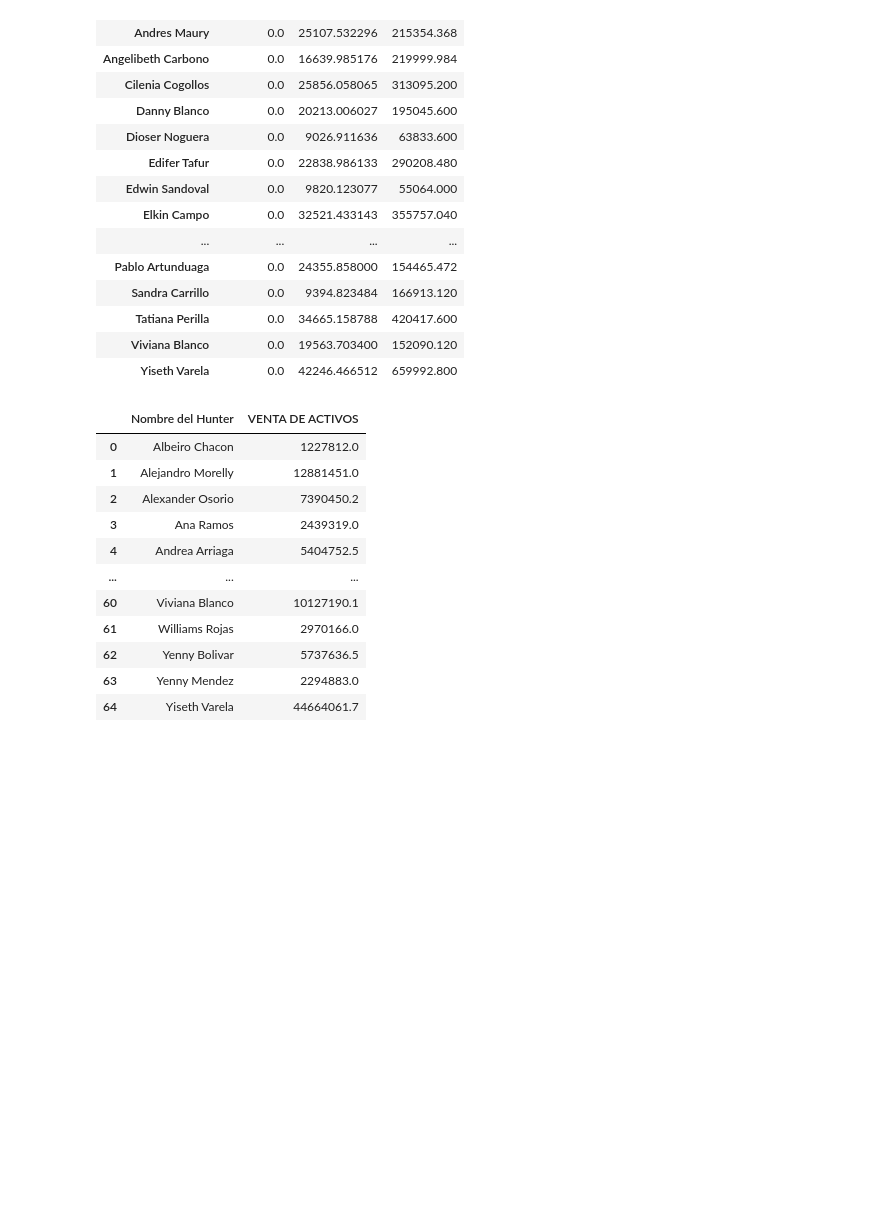
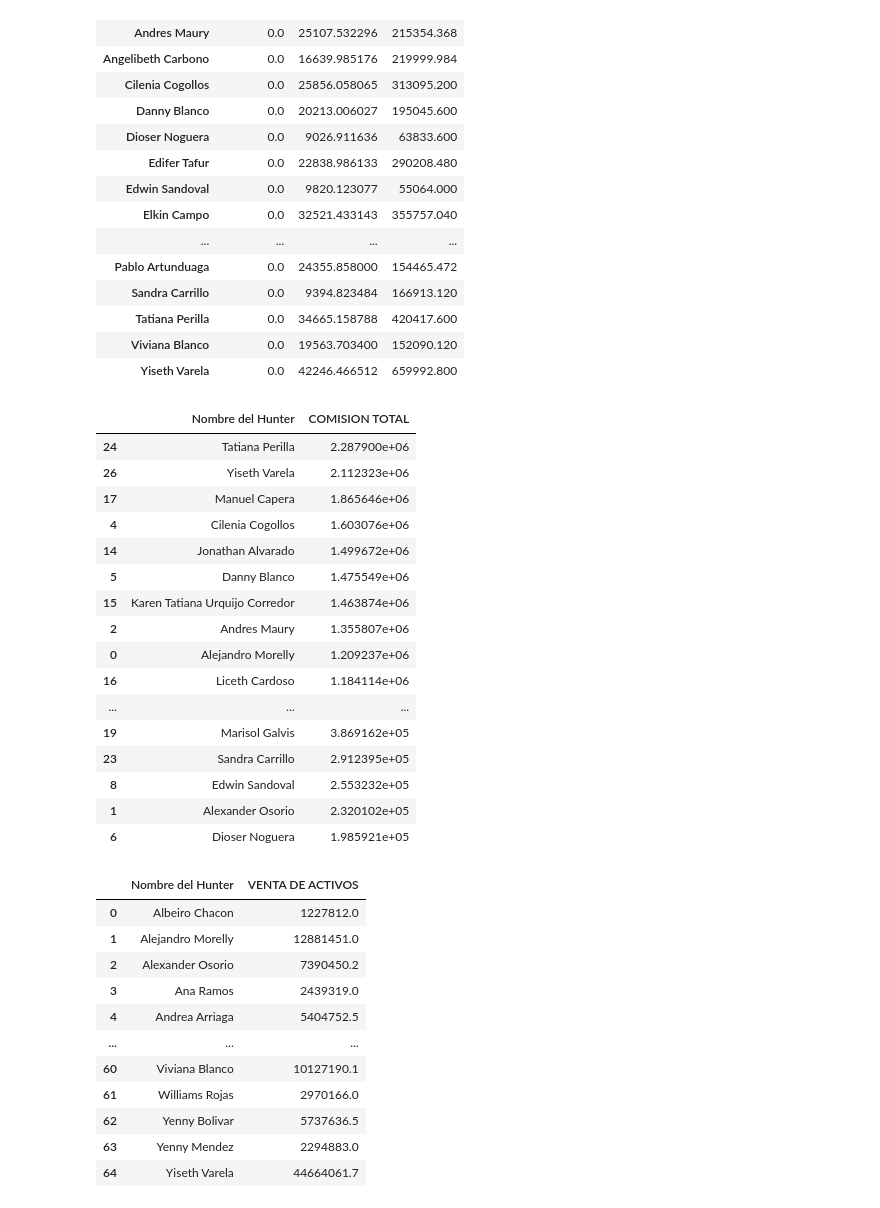
Before and after one commit to AndersonDGueC/data_science_proyects, a Jupyter notebook: frubana/prueba_fruber.ipynb, the cells around one changed output. Drawn from its saved outputs; the diff is of its cells as text; code cells hidden in the pictures; blank space fills up the shorter version.

Commit message:
correccion code operacion dataframe multiplicacion con una constante

```diff
--- a/frubana/prueba_fruber.ipynb
+++ b/frubana/prueba_fruber.ipynb
@@ -242,13 +242,3 @@ data_pre_com
 1163 rows × 12 columns
 # %% [markdown]
 generamos otra columna llamada comisión sobre el VENTAS SIN DESCUENTO,que solo sera para estos hunters
-# %%
-#data_pre_com["comision"]=data_pre_com['VENTAS SIN DESCUENTO'].apply(lambda x:x*0.08, axis=1)
-#data_pre_com.isnull().sum()
-data_comision=list(data_pre_com['VENTAS SIN DESCUENTO'])
-data_comision= [i*0.08 for i in data_pre_com['VENTAS SIN DESCUENTO']]
-data_comision= pd.DataFrame(data_comision)
-#ata_pre_com.drop('index', inplace=True, axis=1)
-#ata_pre_com.drop(['comision','COMISIONES'], inplace=True, axis=1)
-data_pre_com['COMISION']=data_comision
-data_pre_com
@@ -268,0 +245,5 @@ data_pre_com
+# %%
+data_com=data_pre_com
+data_com=data_com.reset_index()
+data_com.drop('index',inplace=True,axis=1)
+data_com
@@ -268,0 +264,4 @@ data_pre_com
+# %%
+data_com_t=data_com
+data_com_t['COMISION']=data_com_t['VENTAS SIN DESCUENTO'].apply(lambda x:x*0.08)
+data_com_t
@@ -291,6 +304,30 @@ sumary_com_hunt
 | Tatiana Perilla | 0.0 | 34665.158788 | 420417.600 |
 | Viviana Blanco | 0.0 | 19563.703400 | 152090.120 |
 | Yiseth Varela | 0.0 | 42246.466512 | 659992.800 |
+# %%
+hunter_vent_com=data_com_t.groupby('Nombre del Hunter')['COMISION'].sum()
+df_hunter_vent_com=pd.DataFrame({'Nombre del Hunter':hunter_vent_com.index, 'COMISION TOTAL':hunter_vent_com.values})
+#hunter_com_t=pd.DataFrame(hunter_vent_com, columns=['Nombre del Hunter', 'COMISIONES TOTALES'])
+#hunter_com_t
+df_hunter_vent_com.sort_values(by='COMISION TOTAL', ascending=False)
+# %% [output]
+|  | Nombre del Hunter | COMISION TOTAL |
+| 24 | Tatiana Perilla | 2.287900e+06 |
+| 26 | Yiseth Varela | 2.112323e+06 |
+| 17 | Manuel Capera | 1.865646e+06 |
+| 4 | Cilenia Cogollos | 1.603076e+06 |
+| 14 | Jonathan Alvarado | 1.499672e+06 |
+| 5 | Danny Blanco | 1.475549e+06 |
+| 15 | Karen Tatiana Urquijo Corredor | 1.463874e+06 |
+| 2 | Andres Maury | 1.355807e+06 |
+| 0 | Alejandro Morelly | 1.209237e+06 |
+| 16 | Liceth Cardoso | 1.184114e+06 |
+| ... | ... | ... |
+| 19 | Marisol Galvis | 3.869162e+05 |
+| 23 | Sandra Carrillo | 2.912395e+05 |
+| 8 | Edwin Sandoval | 2.553232e+05 |
+| 1 | Alexander Osorio | 2.320102e+05 |
+| 6 | Dioser Noguera | 1.985921e+05 |
 # %%
 activos_beta=datafr_pago[datafr_pago["Cantidad de Ordenes"]>=4]
 hunterst_activos=activos_beta.groupby('Nombre del Hunter')[["VENTAS TOTALES"]].agg('sum').reset_index().rename(columns={'VENTAS TOTALES':'VENTA DE ACTIVOS'})
```
Also changed, not shown: parts of 5 cells of this notebook.
